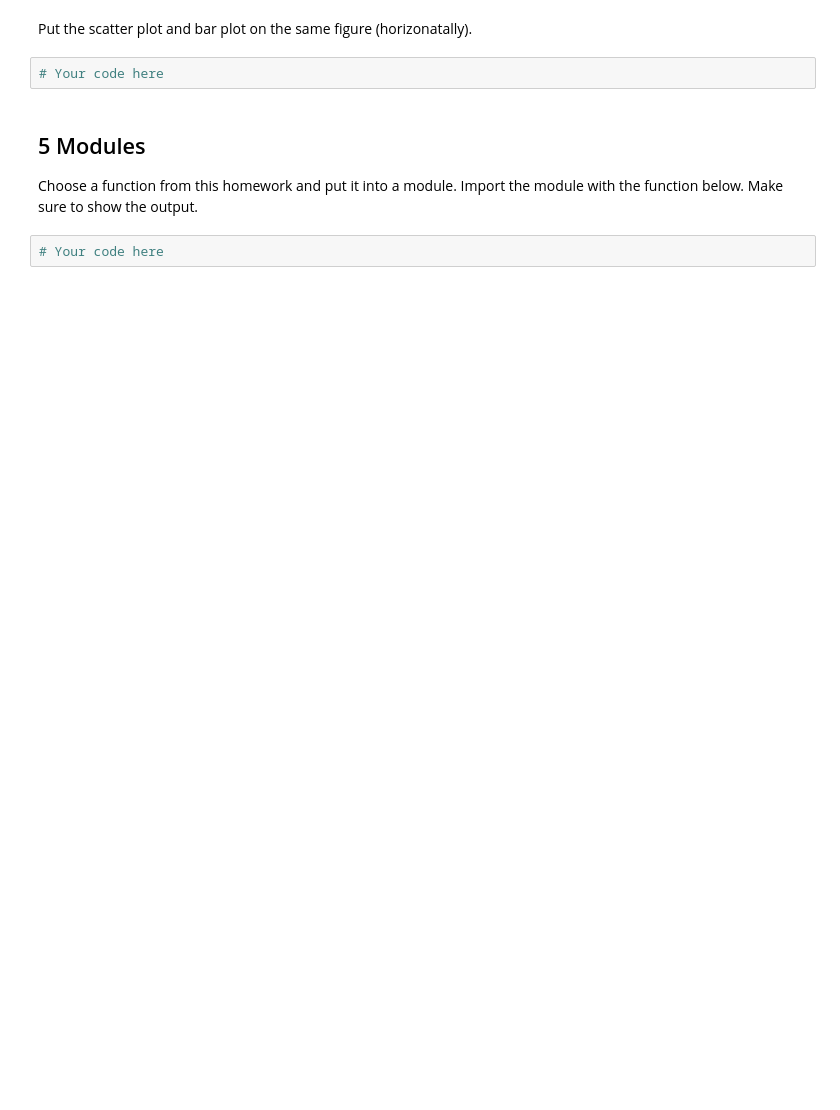
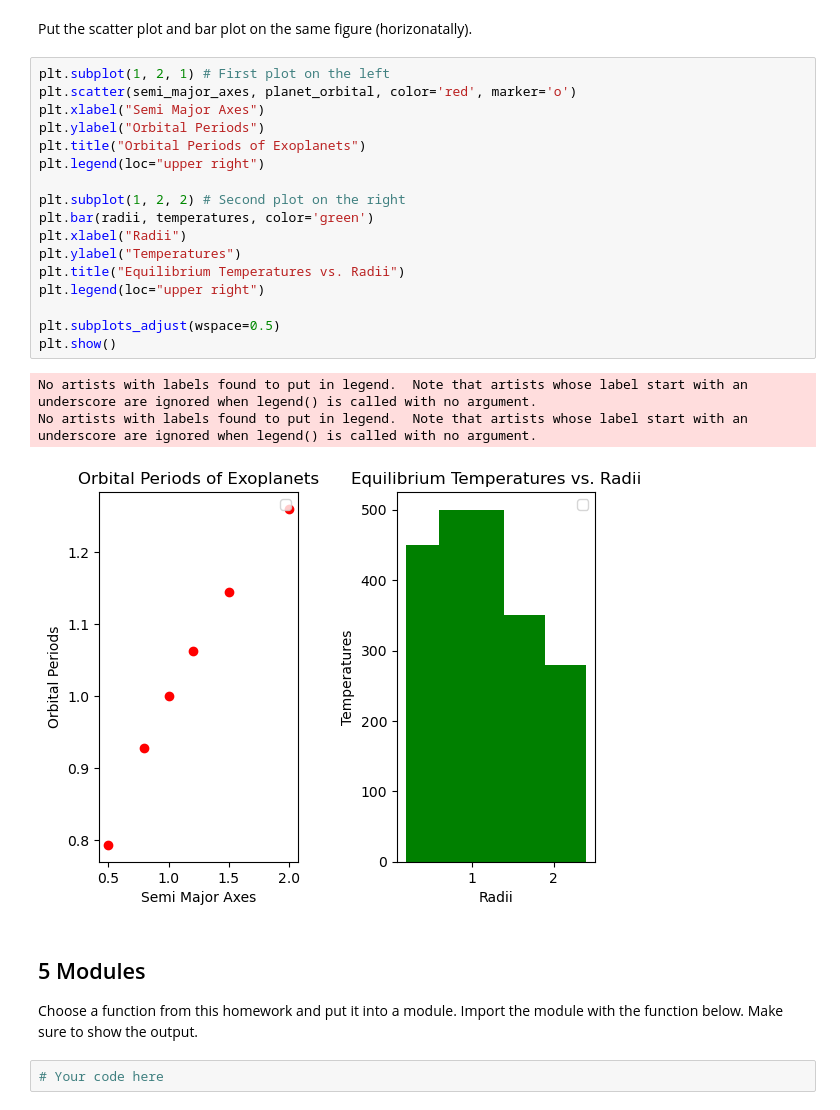
Before and after one commit to brayyang/ulab_brayden, a Jupyter notebook: homework11/hw11.ipynb, the cells around one changed output. Drawn from its saved outputs; the diff is of its cells as text; blank space fills up the shorter version.

```diff
--- a/homework11/hw11.ipynb
+++ b/homework11/hw11.ipynb
@@ -295,7 +327,26 @@ Create a bar plot of planet radii vs. their equilibrium temperatures. Label the
 # %% [markdown]
 Put the scatter plot and bar plot on the same figure (horizonatally).
 # %%
-# Your code here
+plt.subplot(1, 2, 1) # First plot on the left
+plt.scatter(semi_major_axes, planet_orbital, color='red', marker='o')
+plt.xlabel("Semi Major Axes")
+plt.ylabel("Orbital Periods")
+plt.title("Orbital Periods of Exoplanets")
+plt.legend(loc="upper right")
+
+plt.subplot(1, 2, 2) # Second plot on the right
+plt.bar(radii, temperatures, color='green')
+plt.xlabel("Radii")
+plt.ylabel("Temperatures")
+plt.title("Equilibrium Temperatures vs. Radii")
+plt.legend(loc="upper right")
+
+plt.subplots_adjust(wspace=0.5)
+plt.show()
+# %% [output]
+No artists with labels found to put in legend.  Note that artists whose label start with an underscore are ignored when legend() is called with no argument.
+No artists with labels found to put in legend.  Note that artists whose label start with an underscore are ignored when legend() is called with no argument.
+[figure, added]
 # %% [markdown]
 ## 5 Modules
 Choose a function from this homework and put it into a module. Import the module with the function below. Make sure to show the output.
```
Also changed, not shown: parts of 2 cells of this notebook.
